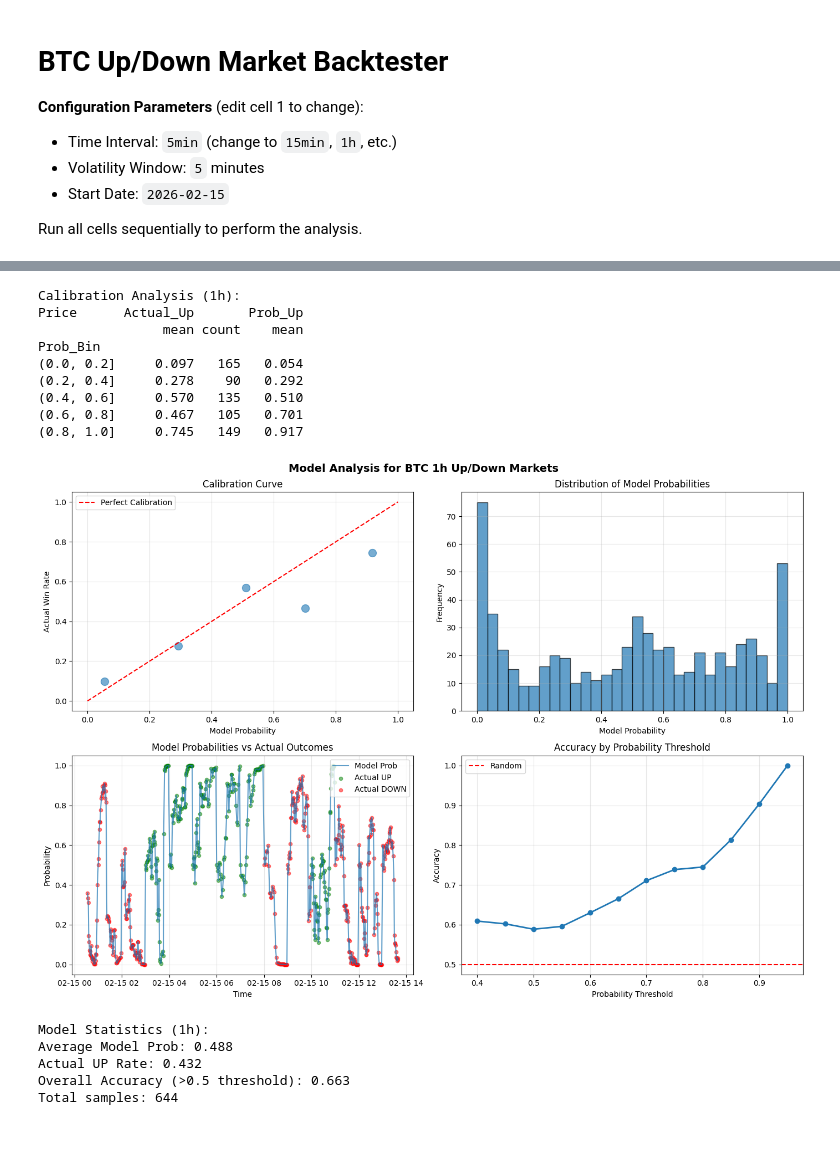
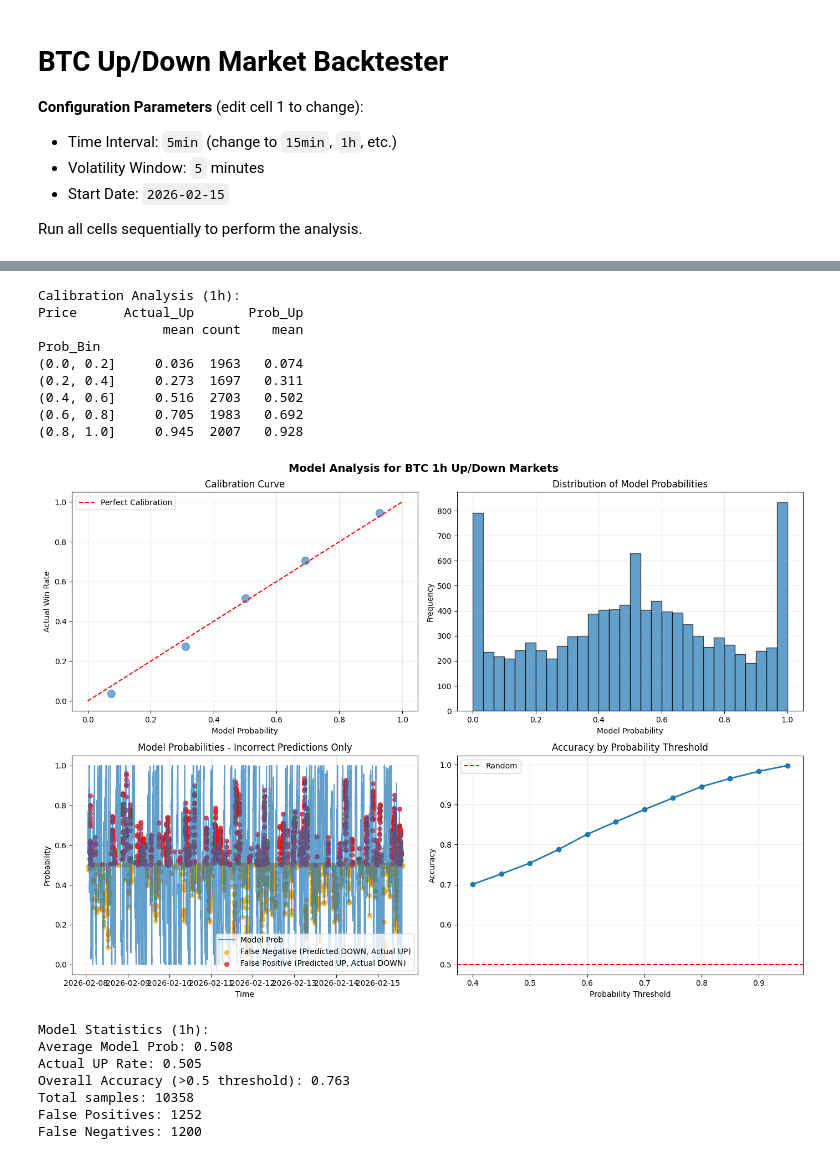
Before and after one commit to Prolead1/onlyPositiveAlpha, a Jupyter notebook: testing.ipynb, the cells around one changed output, grey strips where cells are left out. Saved outputs shown, nothing was run; the diff lists cells and outputs as text; code cells hidden in the pictures.

Commit message:
add more backtesting graphs

```diff
--- a/testing.ipynb
+++ b/testing.ipynb
@@ -9,8 +9,13 @@ from scipy.stats import norm
 # ===== PARAMETERS =====
 TIME_INTERVAL = '1h'  # Can be '5min', '15min', '1h', etc.
 INTERVAL_MINUTES = 60     # Minutes corresponding to TIME_INTERVAL
-VOLATILITY_WINDOW = 30    # Rolling window for volatility calculation
-START_DATE = '2026-02-15'
+VOLATILITY_WINDOW = 60    # Rolling window for volatility calculation
+START_DATE = '2026-02-08'
+
+# Trading Parameters
+TRADE_THRESHOLD = 0.95     # Only trade when model probability > this threshold
+COST_PER_TRADE = 0.50     # Cost to enter a trade (in dollars)
+WIN_AMOUNT = 1.00         # Payout for correct prediction (in dollars)
 # =====================
 # %% [markdown]
 # BTC Up/Down Market Backtester
@@ -154,18 +159,23 @@ ax2.set_ylabel('Frequency')
 ax2.set_title('Distribution of Model Probabilities')
 ax2.grid(True, alpha=0.3)
 
-# Plot 3: Time series of probabilities vs outcome
+# Plot 3: Time series of probabilities vs outcome (INCORRECT PREDICTIONS ONLY)
 ax3 = axes[1, 0]
 ax3.plot(btc_data.index, btc_data['Prob_Up'], label='Model Prob', alpha=0.7)
-ax3.scatter(btc_data[btc_data['Actual_Up']==1].index,
-           btc_data[btc_data['Actual_Up']==1]['Prob_Up'],
-           color='green', label='Actual UP', alpha=0.5, s=20)
-ax3.scatter(btc_data[btc_data['Actual_Up']==0].index,
-           btc_data[btc_data['Actual_Up']==0]['Prob_Up'],
-           color='red', label='Actual DOWN', alpha=0.5, s=20)
+
+# False Negatives: Model predicted DOWN (Prob <= 0.5) but actual was UP
+false_negatives = btc_data[(btc_data['Prob_Up'] <= 0.5) & (btc_data['Actual_Up'] == 1)]
+ax3.scatter(false_negatives.index, false_negatives['Prob_Up'],
+           color='orange', label='False Negative (Predicted DOWN, Actual UP)', alpha=0.7, s=30)
+
+# False Positives: Model predicted UP (Prob > 0.5) but actual was DOWN
+false_positives = btc_data[(btc_data['Prob_Up'] > 0.5) & (btc_data['Actual_Up'] == 0)]
+ax3.scatter(false_positives.index, false_positives['Prob_Up'],
+           color='red', label='False Positive (Predicted UP, Actual DOWN)', alpha=0.7, s=30)
+
 ax3.set_xlabel('Time')
 ax3.set_ylabel('Probability')
-ax3.set_title('Model Probabilities vs Actual Outcomes')
+ax3.set_title('Model Probabilities - Incorrect Predictions Only')
 ax3.legend()
 ax3.grid(True, alpha=0.3)
 
@@ -176,41 +186,45 @@ accuracies = []
 for threshold in thresholds:
     mask = btc_data['Prob_Up'] >= threshold
     if mask.sum() > 0:
         acc = btc_data[mask]['Actual_Up'].mean()
         accuracies.append(acc)
     else:
         accuracies.append(np.nan)
 
 ax4.plot(thresholds, accuracies, marker='o', linewidth=2)
 ax4.axhline(y=0.5, color='r', linestyle='--', label='Random')
 ax4.set_xlabel('Probability Threshold')
 ax4.set_ylabel('Accuracy')
 ax4.set_title('Accuracy by Probability Threshold')
 ax4.legend()
 ax4.grid(True, alpha=0.3)
 
 plt.tight_layout()
 plt.show()
 
 # Summary statistics
 print(f"\nModel Statistics ({TIME_INTERVAL}):")
 print(f"Average Model Prob: {btc_data['Prob_Up'].mean():.3f}")
 print(f"Actual UP Rate: {btc_data['Actual_Up'].mean():.3f}")
 print(f"Overall Accuracy (>0.5 threshold): {(btc_data['Prob_Up'] > 0.5).astype(int).eq(btc_data['Actual_Up']).mean():.3f}")
 print(f"Total samples: {len(btc_data)}")
+print(f"False Positives: {len(false_positives)}")
+print(f"False Negatives: {len(false_negatives)}")
 # %% [output]
 Calibration Analysis (1h):
 Price      Actual_Up       Prob_Up
                 mean count    mean
 Prob_Bin
-(0.0, 0.2]     0.097   165   0.054
-(0.2, 0.4]     0.278    90   0.292
-(0.4, 0.6]     0.570   135   0.510
-(0.6, 0.8]     0.467   105   0.701
-(0.8, 1.0]     0.745   149   0.917
+(0.0, 0.2]     0.036  1963   0.074
+(0.2, 0.4]     0.273  1697   0.311
+(0.4, 0.6]     0.516  2703   0.502
+(0.6, 0.8]     0.705  1983   0.692
+(0.8, 1.0]     0.945  2007   0.928
-[figure, old version]
+[figure, new version]
 Model Statistics (1h):
-Average Model Prob: 0.488
-Actual UP Rate: 0.432
-Overall Accuracy (>0.5 threshold): 0.663
-Total samples: 644
+Average Model Prob: 0.508
+Actual UP Rate: 0.505
+Overall Accuracy (>0.5 threshold): 0.763
+Total samples: 10358
+False Positives: 1252
+False Negatives: 1200
```
Also changed, not shown: parts of 6 cells of this notebook.
